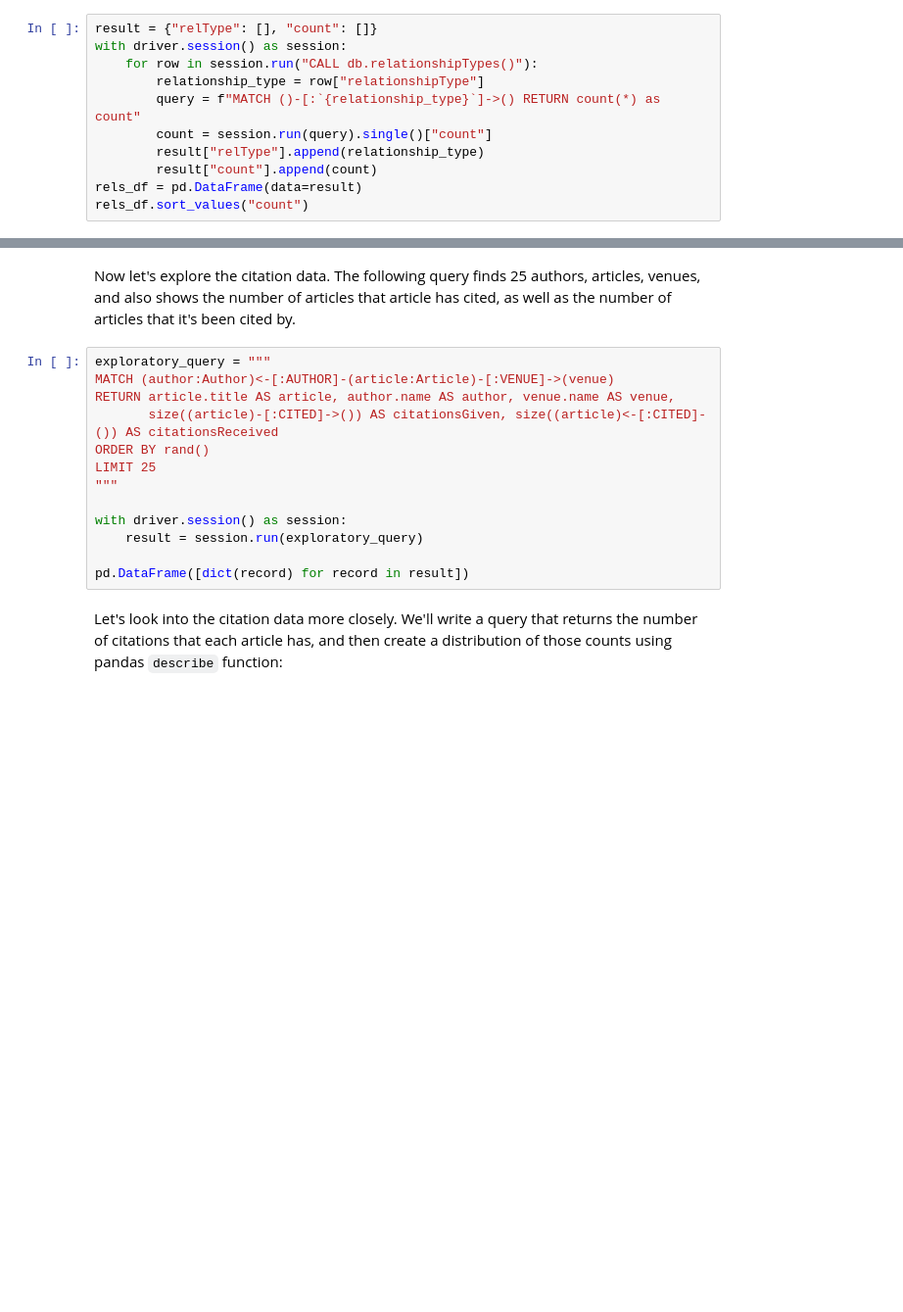
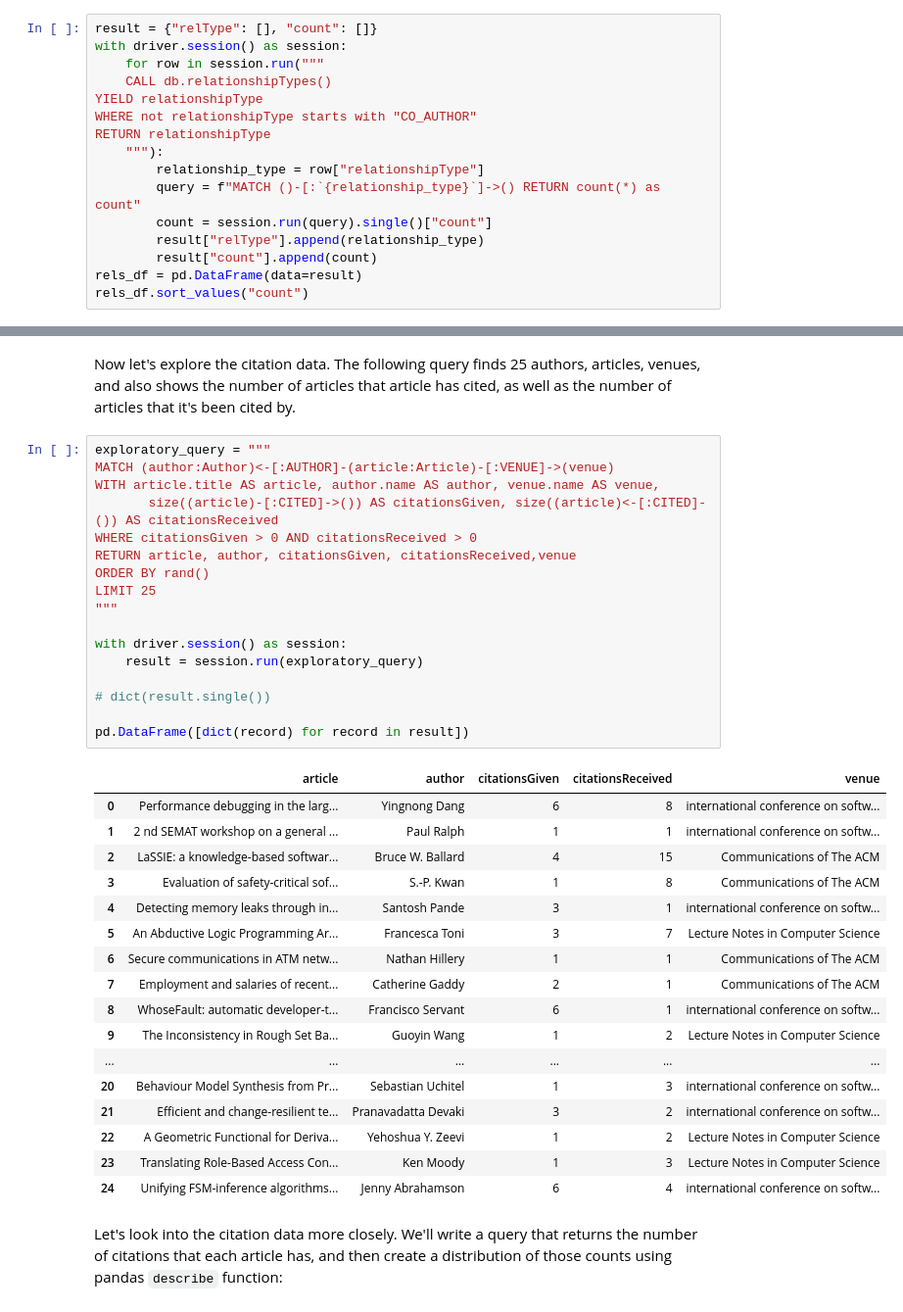
Before and after one commit to mneedham/gds-data-science-training, a Jupyter notebook: 02_EDA.ipynb, the cells around one changed output, grey strips where cells are left out. Shown: that part at 98% size. Saved outputs shown, nothing was run; the diff lists cells and outputs as text; blank space fills up the shorter version.

```diff
--- a/02_EDA.ipynb
+++ b/02_EDA.ipynb
@@ -56,7 +68,12 @@ And what types of relationships do we have?
 # %%
 result = {"relType": [], "count": []}
 with driver.session() as session:
-    for row in session.run("CALL db.relationshipTypes()"):
+    for row in session.run("""
+    CALL db.relationshipTypes()
+YIELD relationshipType
+WHERE not relationshipType starts with "CO_AUTHOR"
+RETURN relationshipType
+    """):
         relationship_type = row["relationshipType"]
         query = f"MATCH ()-[:`{relationship_type}`]->() RETURN count(*) as count"
         count = session.run(query).single()["count"]
@@ -76,16 +100,38 @@ Now let's explore the citation data. The following query finds 25 authors, artic
 # %%
 exploratory_query = """
 MATCH (author:Author)<-[:AUTHOR]-(article:Article)-[:VENUE]->(venue)
-RETURN article.title AS article, author.name AS author, venue.name AS venue,
+WITH article.title AS article, author.name AS author, venue.name AS venue,
        size((article)-[:CITED]->()) AS citationsGiven, size((article)<-[:CITED]-()) AS citationsReceived
+WHERE citationsGiven > 0 AND citationsReceived > 0
+RETURN article, author, citationsGiven, citationsReceived,venue
 ORDER BY rand()
 LIMIT 25
 """
 
 with driver.session() as session:
     result = session.run(exploratory_query)
 
+# dict(result.single())
+
 pd.DataFrame([dict(record) for record in result])
+# %% [output]
+|  | article | author | citationsGiven | citationsReceived | venue |
+| 0 | Performance debugging in the larg... | Yingnong Dang | 6 | 8 | international conference on softw... |
+| 1 | 2 nd SEMAT workshop on a general ... | Paul Ralph | 1 | 1 | international conference on softw... |
+| 2 | LaSSIE: a knowledge-based softwar... | Bruce W. Ballard | 4 | 15 | Communications of The ACM |
+| 3 | Evaluation of safety-critical sof... | S.-P. Kwan | 1 | 8 | Communications of The ACM |
+| 4 | Detecting memory leaks through in... | Santosh Pande | 3 | 1 | international conference on softw... |
+| 5 | An Abductive Logic Programming Ar... | Francesca Toni | 3 | 7 | Lecture Notes in Computer Science |
+| 6 | Secure communications in ATM netw... | Nathan Hillery | 1 | 1 | Communications of The ACM |
+| 7 | Employment and salaries of recent... | Catherine Gaddy | 2 | 1 | Communications of The ACM |
+| 8 | WhoseFault: automatic developer-t... | Francisco Servant | 6 | 1 | international conference on softw... |
+| 9 | The Inconsistency in Rough Set Ba... | Guoyin Wang | 1 | 2 | Lecture Notes in Computer Science |
+| ... | ... | ... | ... | ... | ... |
+| 20 | Behaviour Model Synthesis from Pr... | Sebastian Uchitel | 1 | 3 | international conference on softw... |
+| 21 | Efficient and change-resilient te... | Pranavadatta Devaki | 3 | 2 | international conference on softw... |
+| 22 | A Geometric Functional for Deriva... | Yehoshua Y. Zeevi | 1 | 2 | Lecture Notes in Computer Science |
+| 23 | Translating Role-Based Access Con... | Ken Moody | 1 | 3 | Lecture Notes in Computer Science |
+| 24 | Unifying FSM-inference algorithms... | Jenny Abrahamson | 6 | 4 | international conference on softw... |
 # %% [markdown]
 Let's look into the citation data more closely. We'll write a query that returns the number of citations that each article has, and then create a distribution of those counts using pandas `describe` function:
 # %%
```
Also changed, not shown: parts of 8 cells of this notebook, 4 other files.
